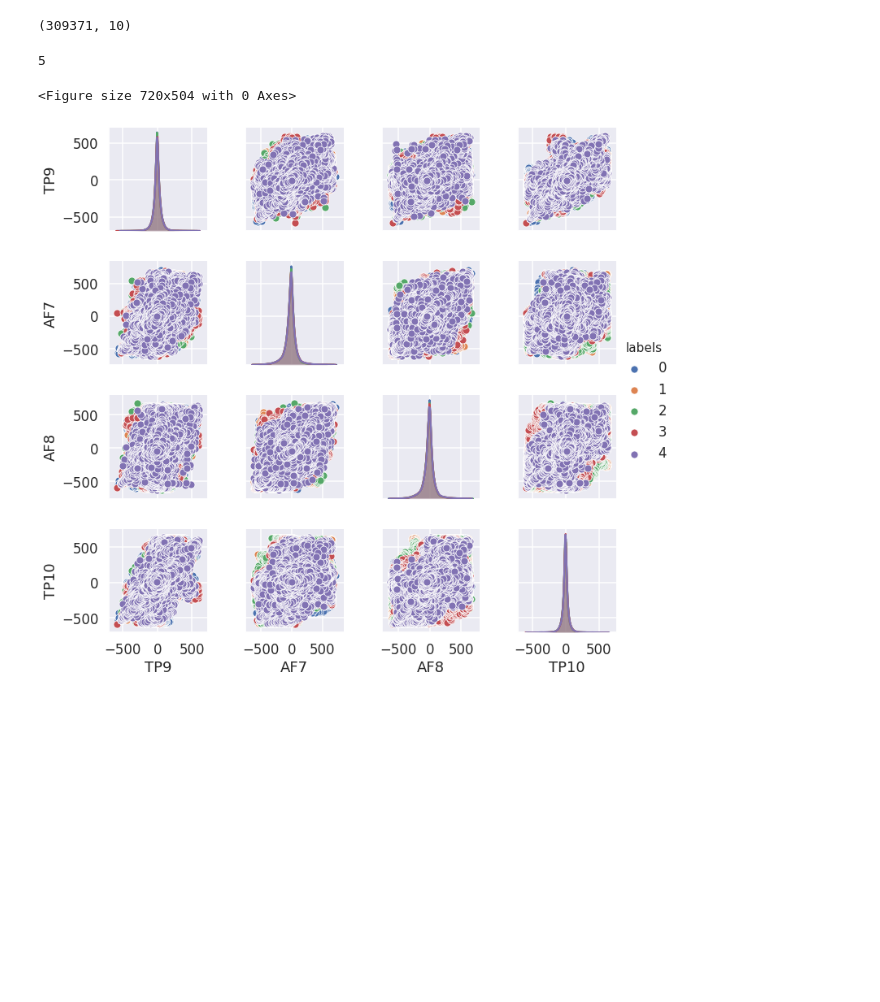
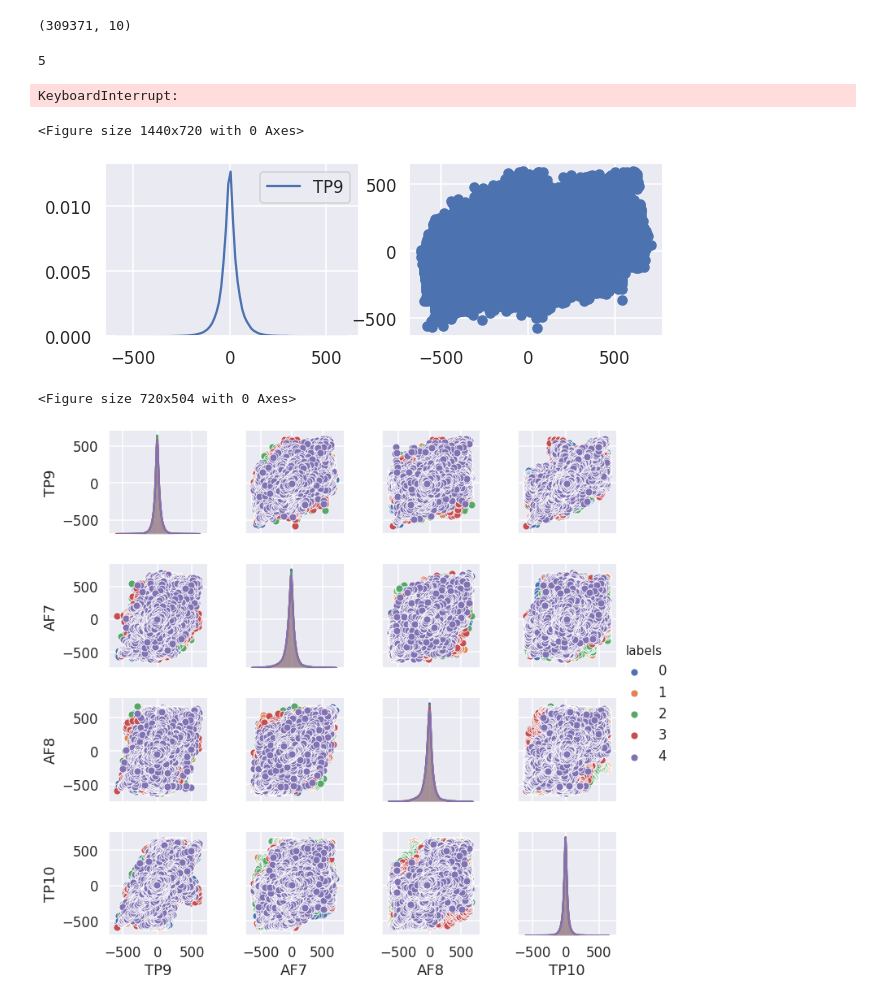
Before and after one commit to amar-enkhbat/graduation_thesis_2019, a Jupyter notebook: EDA.ipynb, the cells around one changed output. Drawn from its saved outputs; the diff is of its cells as text; code cells hidden in the pictures; blank space fills up the shorter version.

```diff
--- a/data_visualization.ipynb
+++ b/EDA.ipynb
@@ -259,0 +262,30 @@ df["labels"].nunique()
+# %%
+for i in range(5):
+    plt.figure(figsize=(20, 10))
+    sns.pairplot(df[df["labels"] == i], hue="labels", vars=["TP9", "AF7", "AF8", "TP10"], markers=".")
+    plt.savefig("./images/pairplot_label_" + str(i))
+    # sns.pairplot(df, hue="labels", diag_kind="hist", vars=["TP9", "AF7", "AF8", "TP10"])
+    # plt.savefig("./images/pairplot_labels.png")
+    # plt.legend(["a", "b", "c", "d", "e"])
+    plt.clf()
+# %% [output]
+KeyboardInterrupt:
+<Figure size 1440x720 with 0 Axes>
+# %%
+fig = plt.figure(figsize=(10, 7))
+
+plt.subplot(2, 2, 1)
+sns.kdeplot(df["TP9"])
+
+plt.subplot(2, 2, 2)
+plt.scatter(df["AF7"], df["TP9"])
+
+# plt.subplot(2, 2, 3)
+# plt.plot(x, y)
+
+# plt.subplot(2, 2, 4)
+# plt.plot(x, y)
+
+plt.show()
+# %% [output]
+[figure, added]
```
Also changed, not shown: parts of 5 cells of this notebook.
